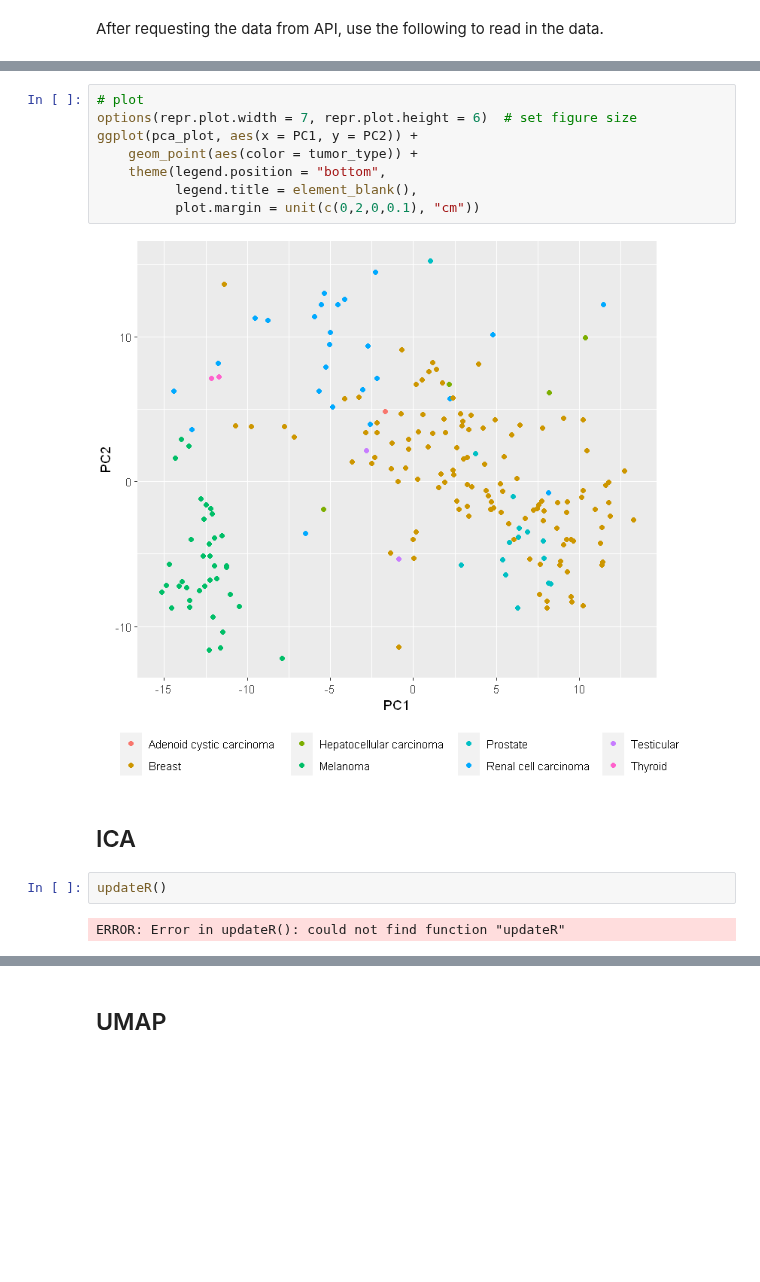
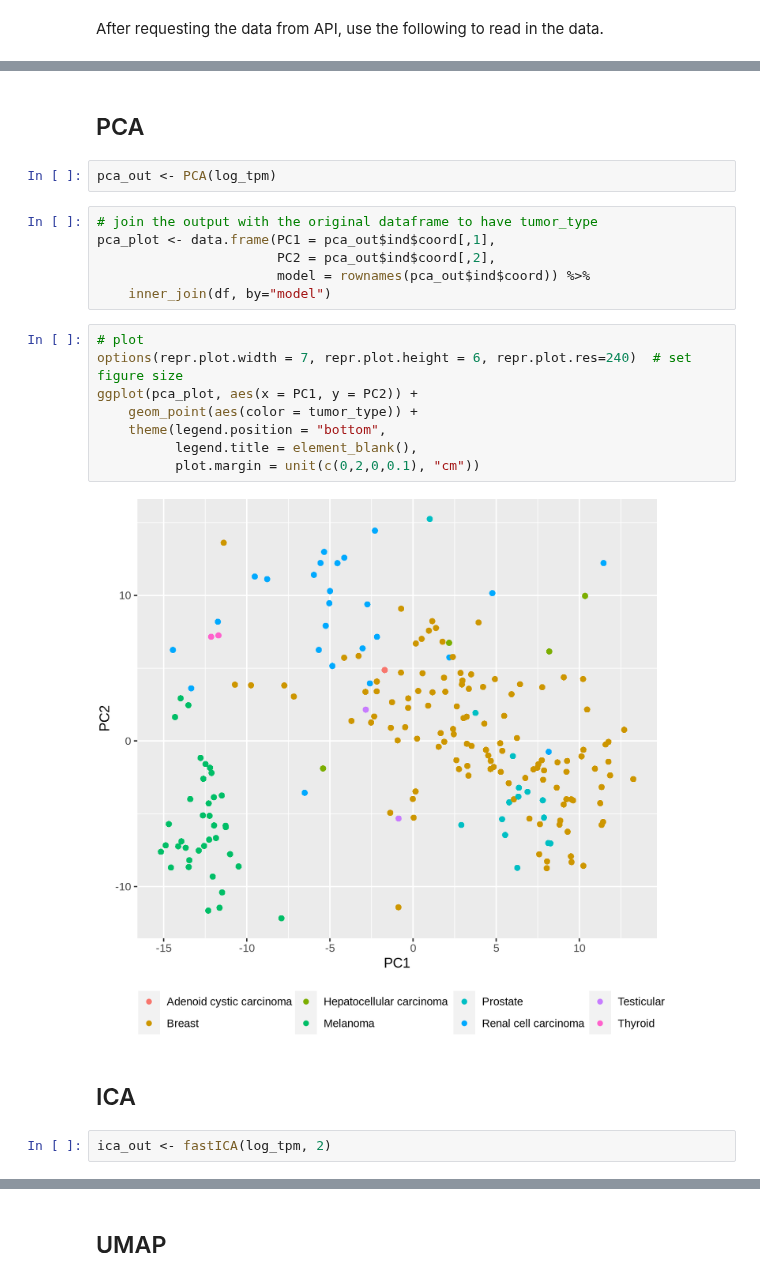
Before and after one commit to liorbey/lumin-workstation-materials, a Jupyter notebook: pca_ica_umap_R.ipynb, the cells around one changed output, grey strips where cells are left out. Drawn from its saved outputs; the diff is of its cells as text; blank space fills up the shorter version.

```diff
--- a/pca_ica_umap_R.ipynb
+++ b/pca_ica_umap_R.ipynb
@@ -105,16 +106,24 @@ pca_plot <- data.frame(PC1 = pca_out$ind$coord[,1],
-# %%
-# plot
-options(repr.plot.width = 7, repr.plot.height = 6)  # set figure size
-ggplot(pca_plot, aes(x = PC1, y = PC2)) +
-    geom_point(aes(color = tumor_type)) +
-    theme(legend.position = "bottom",
-          legend.title = element_blank(),
-          plot.margin = unit(c(0,2,0,0.1), "cm"))
-# %% [output]
-[figure, removed]
-# %% [markdown]
-## ICA
-# %%
-updateR()
-# %% [output]
-ERROR: Error in updateR(): could not find function "updateR"
+# %% [markdown]
+## PCA
+# %%
+pca_out <- PCA(log_tpm)
+# %%
+# join the output with the original dataframe to have tumor_type
+pca_plot <- data.frame(PC1 = pca_out$ind$coord[,1],
+                       PC2 = pca_out$ind$coord[,2],
+                       model = rownames(pca_out$ind$coord)) %>%
+    inner_join(df, by="model")
+# %%
+# plot
+options(repr.plot.width = 7, repr.plot.height = 6, repr.plot.res=240)  # set figure size
+ggplot(pca_plot, aes(x = PC1, y = PC2)) +
+    geom_point(aes(color = tumor_type)) +
+    theme(legend.position = "bottom",
+          legend.title = element_blank(),
+          plot.margin = unit(c(0,2,0,0.1), "cm"))
+# %% [output]
+[figure, added]
+# %% [markdown]
+## ICA
+# %%
+ica_out <- fastICA(log_tpm, 2)
```
Also changed, not shown: parts of 14 cells of this notebook.
